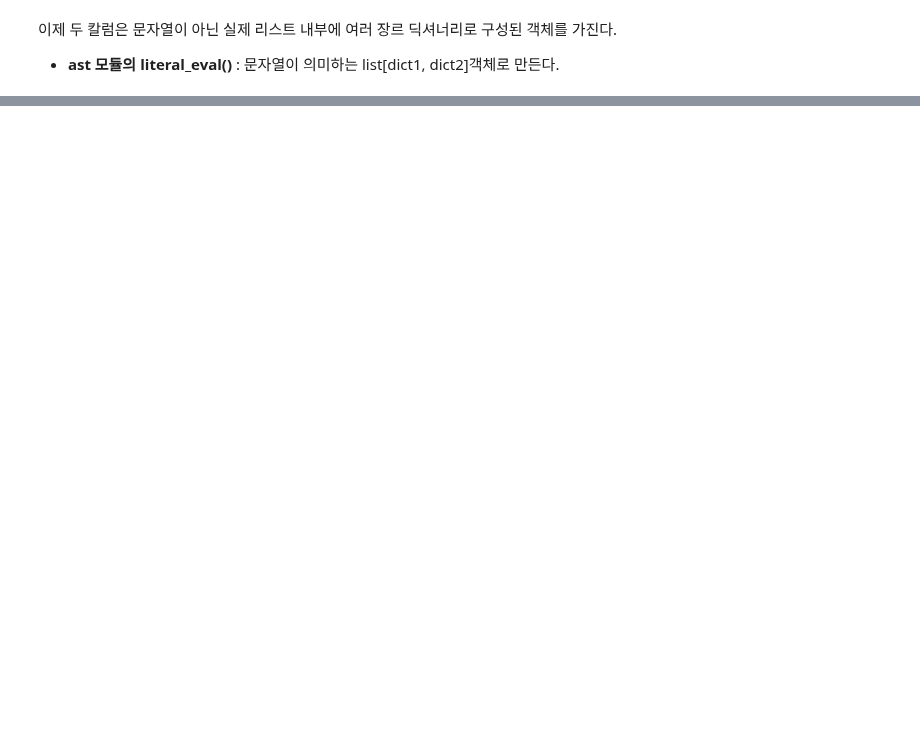
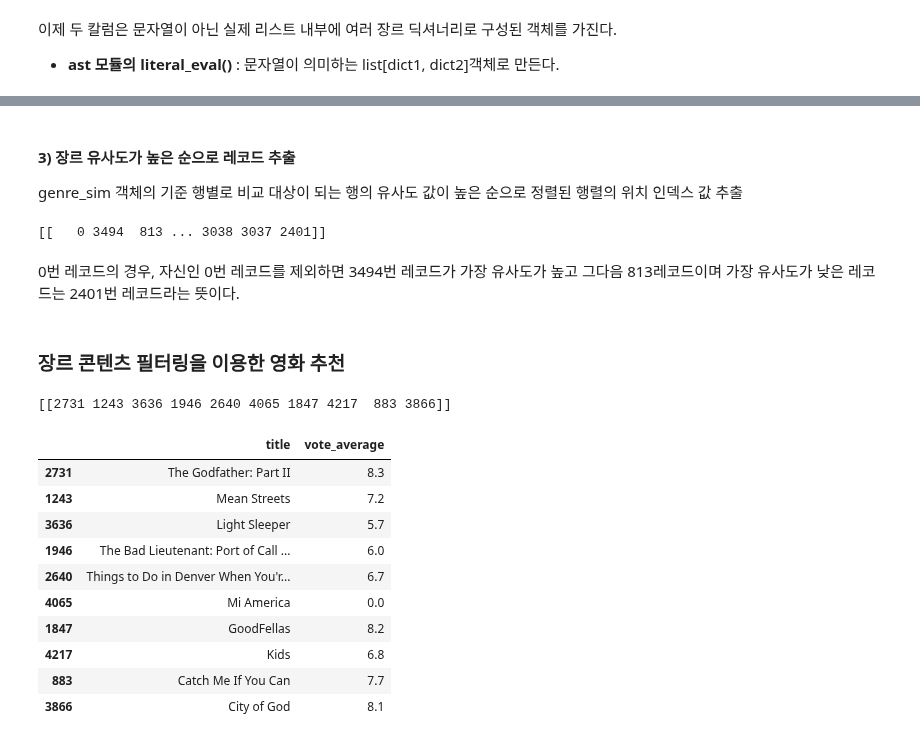
Before and after one commit to wizdom-js/data_analysis, a Jupyter notebook: 파이썬 머신러닝 완벽가이드/Chapter_09_추천시스템_01~03_05~06.ipynb, the cells around one changed output, grey strips where cells are left out. Saved outputs shown, nothing was run; the diff lists cells and outputs as text; code cells hidden in the pictures; blank space fills up the shorter version.

```diff
--- a/파이썬 머신러닝 완벽가이드/Chapter_09_추천시스템_01~03_05~06.ipynb
+++ b/파이썬 머신러닝 완벽가이드/Chapter_09_추천시스템_01~03_05~06.ipynb
@@ -68,0 +85,4 @@ print(movies_df[['genres']])
+# %%
+count_vect = CountVectorizer(min_df=0, ngram_range=(1, 2))
+genre_mat = count_vect.fit_transform(movies_df['genres_literal'])
+print(genre_mat.shape)
@@ -68,0 +105,49 @@ print(movies_df[['genres']])
+# %% [markdown]
+#### 3) 장르 유사도가 높은 순으로 레코드 추출
+genre_sim 객체의 기준 행별로 비교 대상이 되는 행의 유사도 값이 높은 순으로 정렬된 행렬의 위치 인덱스 값 추출
+# %%
+# 유사도가 높은 순으로 정리된 genre_sim 객체의 비교 행 위치 인덱스 값 얻기
+genre_sim_sorted_ind = genre_sim.argsort()[:, ::-1]
+# 0번 레코드의 비교 행 위치 인덱스 값 샘플로 추출
+print(genre_sim_sorted_ind[:1])
+# %% [output]
+[[   0 3494  813 ... 3038 3037 2401]]
+# %% [markdown]
+0번 레코드의 경우, 자신인 0번 레코드를 제외하면 3494번 레코드가 가장 유사도가 높고 그다음 813레코드이며 가장 유사도가 낮은 레코드는 2401번 레코드라는 뜻이다.
+# %% [markdown]
+### 장르 콘텐츠 필터링을 이용한 영화 추천
+# %%
+# 장르 유사도에 따라 영화를 추천하는 함수 생성
+
+def find_sim_movie(df, sorted_ind, title_name, top_n=10):
+    # 인자로 입력된 movies_df DataFrame에서 'title' 칼럼이 입력된 title_name 값인 DataFrame 추출
+    title_movie = df[df['title'] == title_name]
+
+    # title_named을 가진 DataFrame의 index 객체를 ndarray로 반환하고
+    # sorted_ind 인자로 입력된 genre_sim_sorted_ind 객체에서 유사도 순으로 top_n개의 index 추출
+    title_index = title_movie.index.values
+    similar_indexes = sorted_ind[title_index, :(top_n)]
+
+    # 추출된 top_n index 출력. top_n index는 2차원 데이터임
+    # dataframe에서 index로 사용하기 위해서 1차원 array로 변경
+    print(similar_indexes)
+    similar_indexes = similar_indexes.reshape(-1)
+
+    return df.iloc[similar_indexes]
+# %%
+# '대부'와 장르별로 유사한 영화 10개 추천
+similar_movies = find_sim_movie(movies_df, genre_sim_sorted_ind, 'The Godfather', 10)
+similar_movies[['title', 'vote_average']]
+# %% [output]
+[[2731 1243 3636 1946 2640 4065 1847 4217  883 3866]]
+|  | title | vote_average |
+| 2731 | The Godfather: Part II | 8.3 |
+| 1243 | Mean Streets | 7.2 |
+| 3636 | Light Sleeper | 5.7 |
+| 1946 | The Bad Lieutenant: Port of Call ... | 6.0 |
+| 2640 | Things to Do in Denver When You'r... | 6.7 |
+| 4065 | Mi America | 0.0 |
+| 1847 | GoodFellas | 8.2 |
+| 4217 | Kids | 6.8 |
+| 883 | Catch Me If You Can | 7.7 |
+| 3866 | City of God | 8.1 |
```
Also changed, not shown: parts of 21 cells of this notebook.
